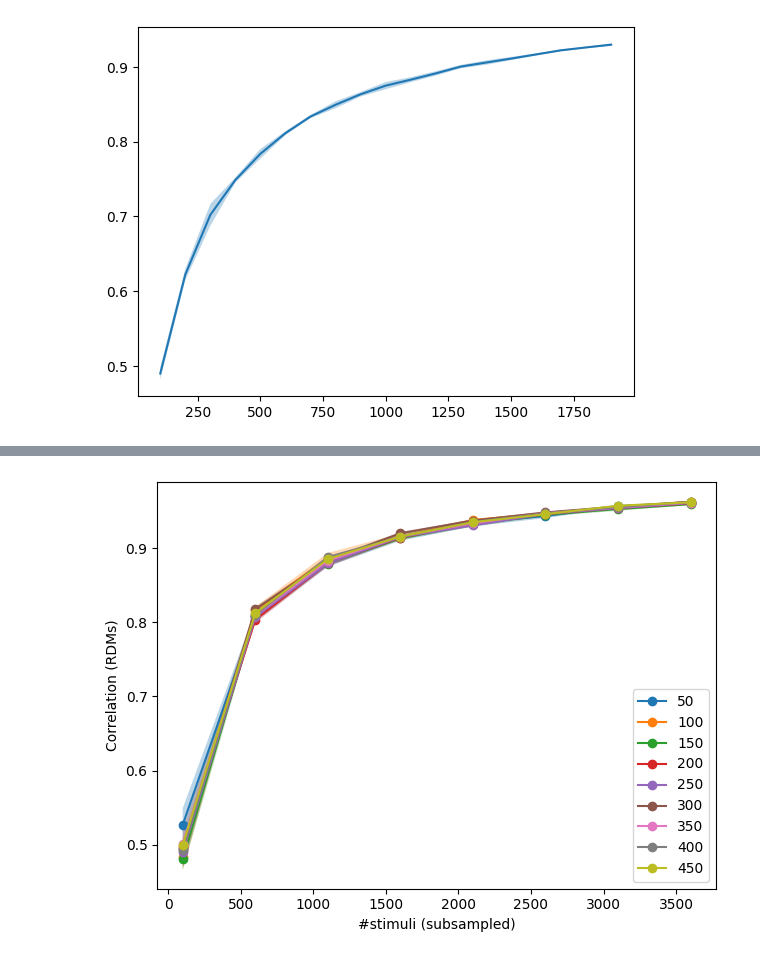
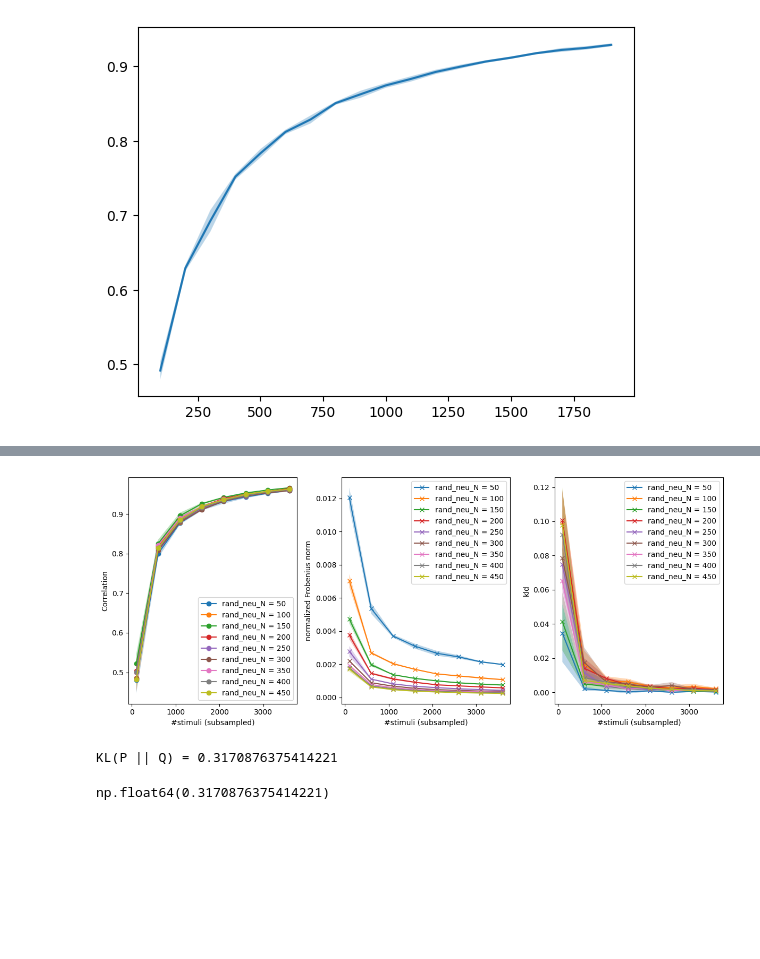
Before and after one commit to TizianoCausin01/exp_set, a Jupyter notebook: python_scripts/scripts/RSA_fit.ipynb, the cells around one changed output, grey strips where cells are left out. Cells and saved outputs as stored; diff of their text form; code cells hidden in the pictures; blank space fills up the shorter version.

Commit message:
Created a script to estimate the fit of covariance matrices with an increasingly higher number of samples

```diff
--- a/python_scripts/scripts/RSA_fit.ipynb
+++ b/python_scripts/scripts/RSA_fit.ipynb
@@ -77,40 +80,85 @@ plt.fill_between(range(start, stop, step), np.stack(correlations) - np.stack(sem
 start, stop, step = 100, 4000, 500
 startn, stopn, stepn = 50, 500, 50
 num_reps = 5
-
+fig, axs = plt.subplots(1, 3, figsize=(12, 5))
 for rand_neu_N in range(startn, stopn, stepn):
     correlations = []
     sem = []
+    frob_norms = []
+    sem_fn = []
+    klds = []
+    sem_klds = []
     random_neu = np.random.choice(data_nonconst.shape[1], rand_neu_N, replace=False)
     curr_data = data_nonconst[:,random_neu]
-    print("size curr_data", curr_data.shape)
+    #print("size curr_data", curr_data.shape)
     curr_RDM = np.cov(curr_data.T)
     curr_RDM_idx = np.tril_indices(curr_RDM.shape[0], k=-1)
     curr_flat_RDM = curr_RDM[curr_RDM_idx]
+    curr_resp_prob = rust_sparseness(curr_data.T)
     for N in range(start, stop, step):
         curr_corr = []
+        curr_fn = []
+        curr_kld = []
         for rep in range(num_reps):
             random_samples = np.random.choice(data_nonconst.shape[0], N, replace=False)
             new_data = curr_data[random_samples,:]
-            print("size new_data", new_data.shape)
+            #print("size new_data", new_data.shape)
             new_RDM = np.cov(new_data.T)
             new_RDM_idx = np.tril_indices(new_RDM.shape[0], k=-1)
             flat_new_RDM = new_RDM[new_RDM_idx]
             r = np.corrcoef(curr_flat_RDM, flat_new_RDM)[0,1]
             curr_corr.append(r)
+
+            fn = sum_of_square_deviations(curr_flat_RDM, flat_new_RDM)
+            curr_fn.append(fn)
+
+            new_resp_prob = rust_sparseness(new_data.T)
+            kld = cont_kld(curr_resp_prob, new_resp_prob)
+            curr_kld.append(kld)
         # for rep in range(num_reps):
         avg_r = np.mean(np.stack(curr_corr))
         sem_r = np.std(np.stack(curr_corr))
         correlations.append(avg_r)
         sem.append(sem_r)
+
+        avg_fn = np.mean(np.stack(curr_fn))
+        curr_sem_fn = np.std(np.stack(curr_fn))
+        frob_norms.append(avg_fn)
+        sem_fn.append(curr_sem_fn)
+
+        avg_kld = np.mean(np.stack(curr_kld))
+        curr_sem_kld = np.std(np.stack(curr_kld))
+        klds.append(avg_kld)
+        sem_klds.append(curr_sem_kld)
     # end for N in range(start, stop, step):
-    plt.plot(range(start, stop, step), correlations, marker='o')
-    plt.legend(f"rand_neu_N = {rand_neu_N}")
-    plt.fill_between(range(start, stop, step), np.stack(correlations) - np.stack(sem), np.stack(correlations) + np.stack(sem), alpha=0.3, label="_nolegend_")
+    axs[0].plot(range(start, stop, step), correlations, marker='o', label=f"rand_neu_N = {rand_neu_N}")
+    axs[0].fill_between(range(start, stop, step),
+                        np.stack(correlations) - np.stack(sem),
+                        np.stack(correlations) + np.stack(sem),
+                        alpha=0.3, label="_nolegend_")
+    axs[0].set_xlabel("#stimuli (subsampled)")
+    axs[0].set_ylabel("Correlation")
+    axs[0].legend()
+
+    axs[1].plot(range(start, stop, step), frob_norms, marker='x', label=f"rand_neu_N = {rand_neu_N}")
+    axs[1].fill_between(range(start, stop, step),
+                    np.stack(frob_norms) - np.stack(sem_fn),
+                    np.stack(frob_norms) + np.stack(sem_fn),
+                    alpha=0.3, label="_nolegend_")
+    axs[1].set_xlabel("#stimuli (subsampled)")
+    axs[1].set_ylabel("normalized Frobenius norm")
+    axs[1].legend()
+
+    axs[2].plot(range(start, stop, step), klds, marker='x', label=f"rand_neu_N = {rand_neu_N}")
+    axs[2].fill_between(range(start, stop, step),
+                    np.stack(klds) - np.stack(sem_klds),
+                    np.stack(klds) + np.stack(sem_klds),
+                    alpha=0.3, label="_nolegend_")
+    axs[2].set_xlabel("#stimuli (subsampled)")
+    axs[2].set_ylabel("kld")
+    axs[2].legend()
+
 # for rand_neu in range(startn, stopn, stepn):
-plt.xlabel("#stimuli (subsampled)")
-plt.ylabel("Correlation (RDMs)")
-plt.legend(range(startn, stopn, stepn))
 plt.tight_layout()
 plt.show()
 # %% [output]
@@ -134 +165 @@ size new_data (3600, 450)
-[figure, old version]
+[figure, new version]
@@ -134,0 +240,7 @@ size new_data (3600, 450)
+# %%
+samples_p = np.random.normal(0, 1, size=1000)
+samples_q = np.random.normal(0, 2, size=1000)
+cont_kld(samples_p, samples_q)
+# %% [output]
+KL(P || Q) = 0.3170876375414221
+np.float64(0.3170876375414221)
```
Also changed, not shown: parts of 7 cells of this notebook.
